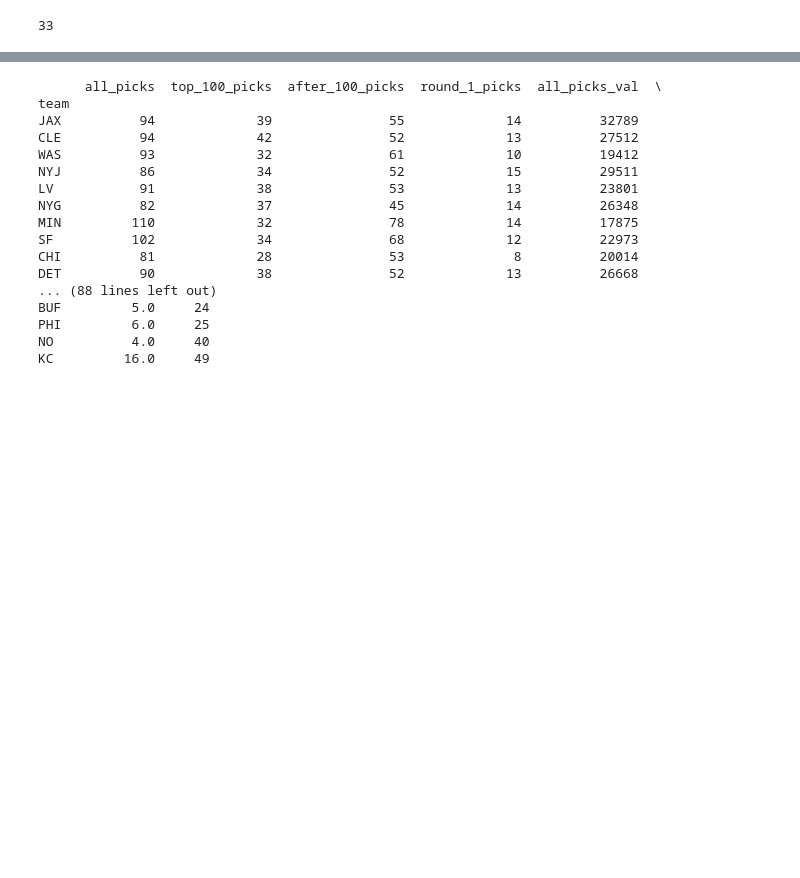
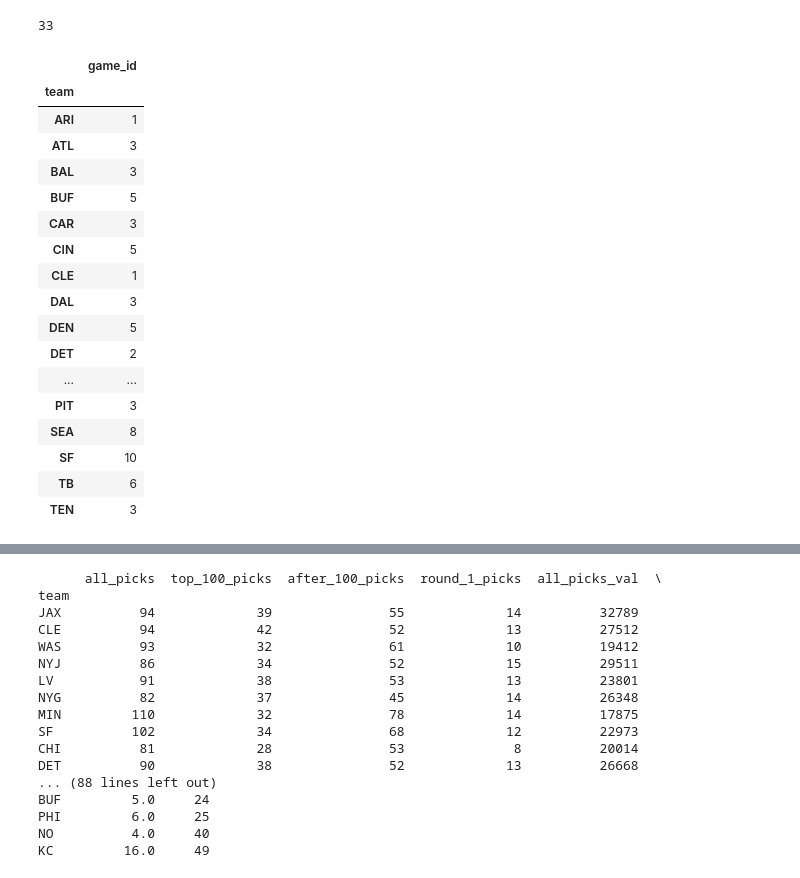
Before and after one commit to JanCalalo/fantasyfootball, a Jupyter notebook: picks vs wins.ipynb, the cells around one changed output, grey strips where cells are left out. Saved outputs shown, nothing was run; the diff lists cells and outputs as text; code cells hidden in the pictures; blank space fills up the shorter version.

```diff
--- a/picks vs wins.ipynb
+++ b/picks vs wins.ipynb
@@ -207,0 +210,21 @@ team_win_v_picks['post_wins']  = temp_df_post.fillna(0)
+# %%
+temp_df_post
+# %% [output]
+|  | game_id |
+| team |  |
+| ARI | 1 |
+| ATL | 3 |
+| BAL | 3 |
+| BUF | 5 |
+| CAR | 3 |
+| CIN | 5 |
+| CLE | 1 |
+| DAL | 3 |
+| DEN | 5 |
+| DET | 2 |
+| ... | ... |
+| PIT | 3 |
+| SEA | 8 |
+| SF | 10 |
+| TB | 6 |
+| TEN | 3 |
```
Also changed, not shown: parts of 8 cells of this notebook.
